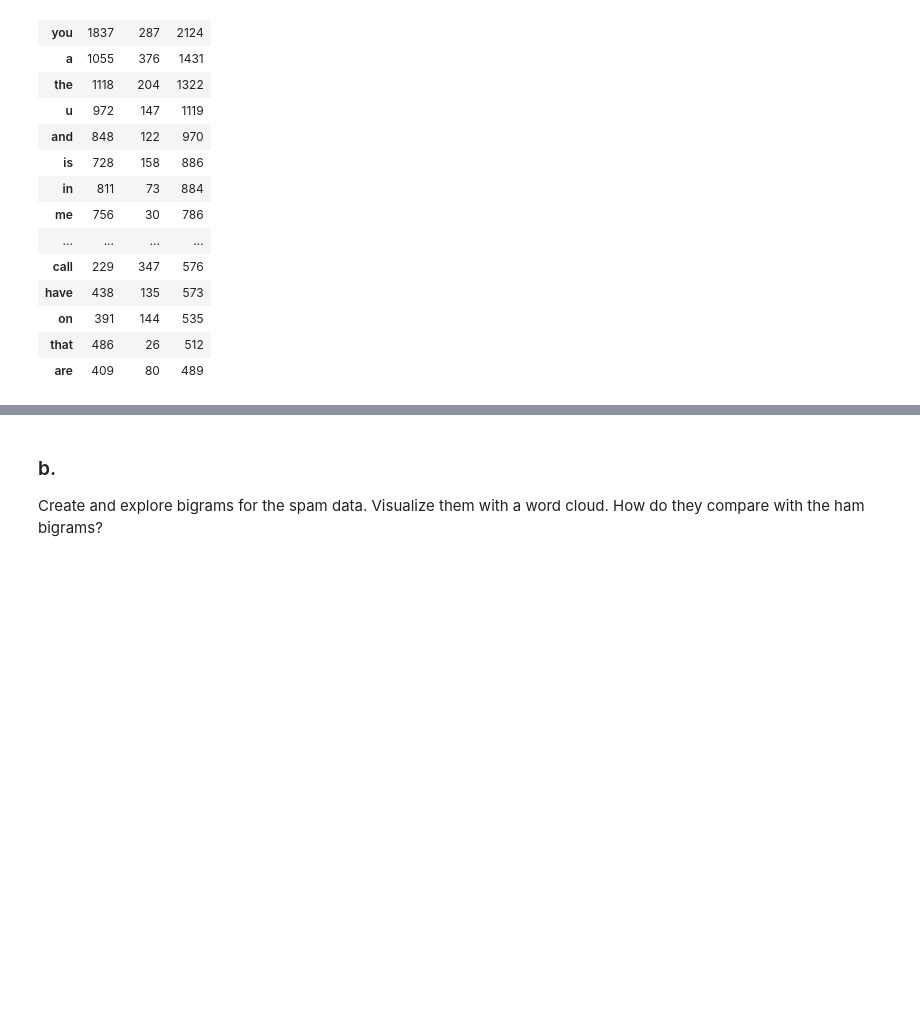
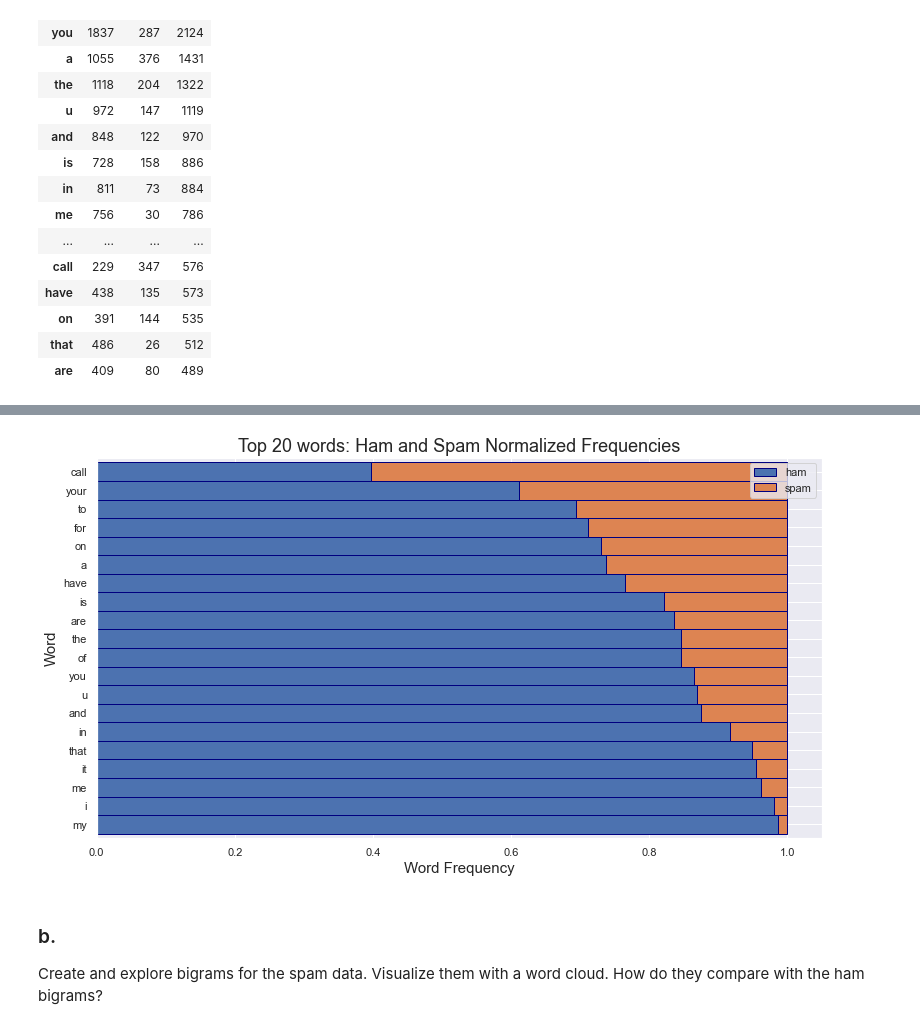
Before and after one commit to masonsherbondy/natural-language-processing-exercises, a Jupyter notebook: explore.ipynb, the cells around one changed output, grey strips where cells are left out. Cells and saved outputs as stored; diff of their text form; code cells hidden in the pictures; blank space fills up the shorter version.

```diff
--- a/explore.ipynb
+++ b/explore.ipynb
@@ -226,3 +245,16 @@ word_counts.sort_values(['ham', 'spam'], ascending = [True, False]).head(50)
+# %%
+# plot word frequencies for ham and spam's top 20 words (top 20 words in data set)
+word_counts.sort_values('all', ascending = False)\
+.head(20)\
+.apply(lambda row: row / row['all'], axis = 1)\
+.drop(columns = 'all')\
+.sort_values('spam')\
+.plot.barh(stacked = True, width = .99999, ec = 'navy')    # plot bar graph of top 20 words' ham and spam frequencies
+plt.title('Top 20 words: Ham and Spam Normalized Frequencies', size = 18)    # title
+plt.xlabel('Word Frequency', size = 15)    # x-axis label
+plt.ylabel('Word', size = 15);    # y-axis label
+# %% [output]
+[figure, added]
 # %% [markdown]
 ### b.
 Create and explore bigrams for the spam data. Visualize them with a word cloud. How do they compare with the ham bigrams?
```
Also changed, not shown: parts of 45 cells of this notebook.
